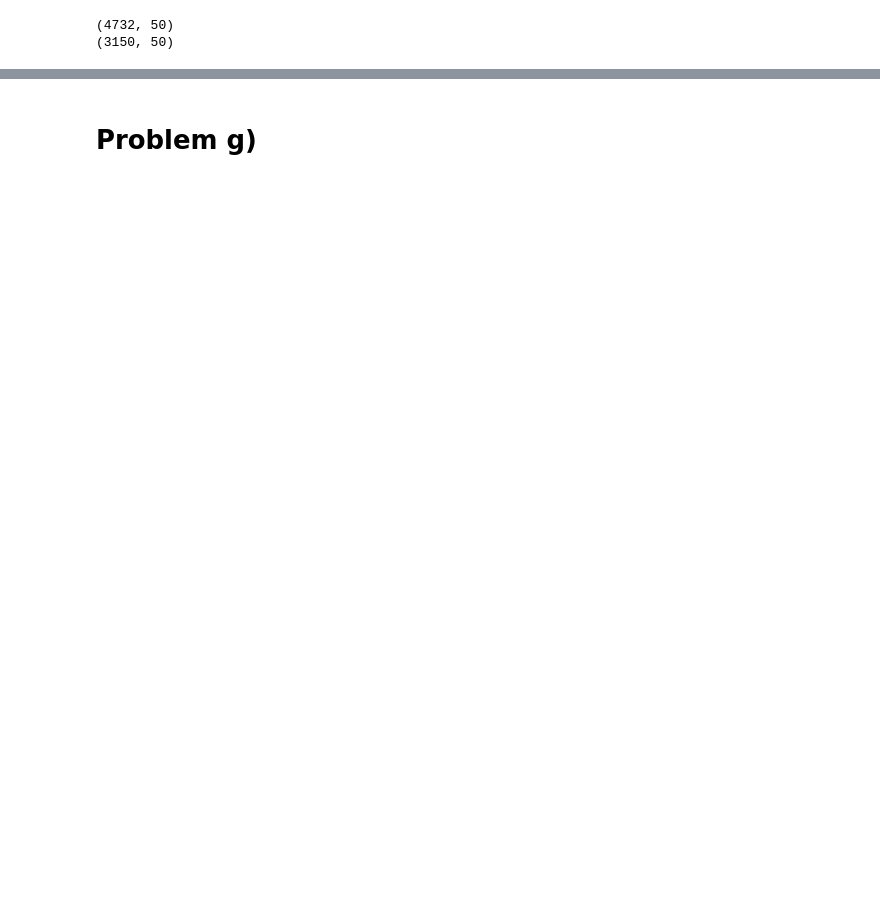
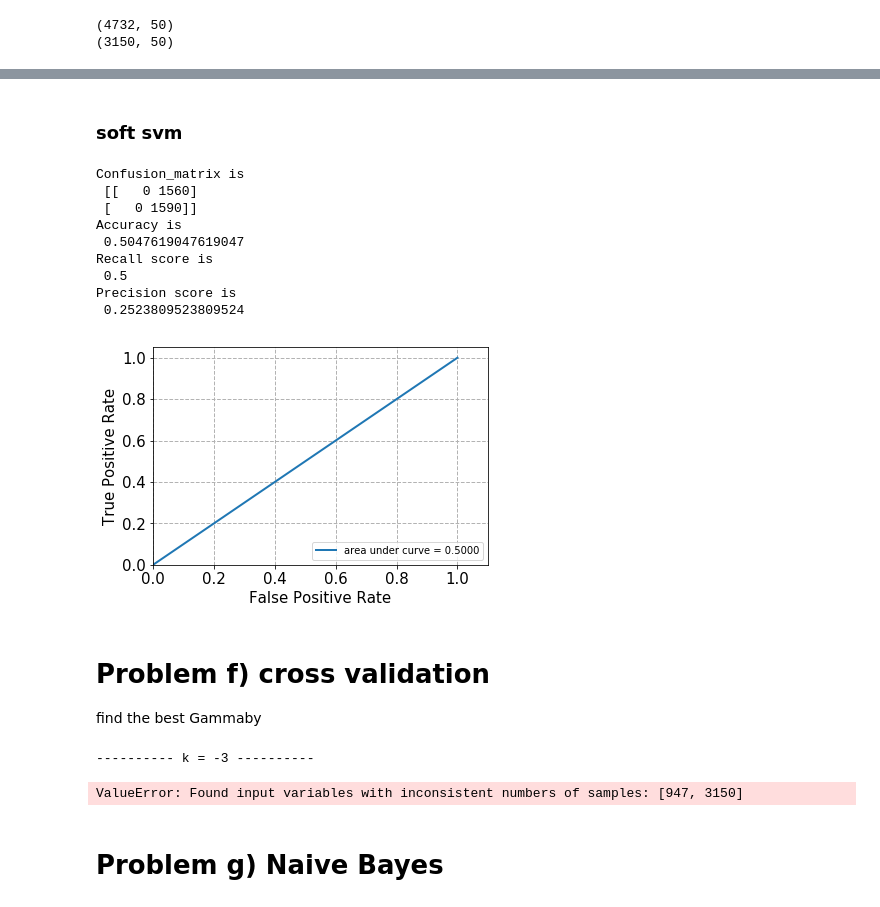
Before and after one commit to wppply/ECE219_projects, a Jupyter notebook: project_1/scratchBook.ipynb, the cells around one changed output, grey strips where cells are left out. Drawn from its saved outputs; the diff is of its cells as text; code cells hidden in the pictures; blank space fills up the shorter version.

```diff
--- a/project_1/scratchBook.ipynb
+++ b/project_1/scratchBook.ipynb
@@ -217,2 +306,57 @@ print(test_NMF.shape)
+# %% [markdown]
+### soft svm
+# %%
+clf_SVM_soft = svm.SVC(kernel='linear', probability=True,C = 0.001)
+clf_SVM_soft.fit(train_LSI, twenty_train.target>3)
+pred = clf_SVM_soft.predict(test_LSI)
+prob_score = clf_SVM_soft.predict_proba(test_LSI)
+
+print_result(twenty_test.target>3,pred)
+fpr, tpr, _ = roc_curve(twenty_test.target>3, prob_score[:,1])
+plot_roc(fpr, tpr)
+# %% [output]
+Confusion_matrix is
+ [[   0 1560]
+ [   0 1590]]
+Accuracy is
+ 0.5047619047619047
+Recall score is
+ 0.5
+Precision score is
+ 0.2523809523809524
+[figure, added]
+# %% [markdown]
+# Problem f) cross validation
+find the best Gammaby
+# %%
+from sklearn.model_selection import KFold
+ks = list(range(-3,4))
+#Kfold
+kf = KFold(n_splits=5)
+
+for train_index, test_index in kf.split(twenty_train.data):
+
+    data_train = np.array(twenty_train.data)[train_index]
+    data_test = np.array(twenty_train.data)[test_index]
+
+    target_train = np.array(twenty_train.target)[train_index]
+    target_test = np.array(twenty_train.target)[test_index]
+
+    data_train_counts,data_test_counts = TF_builder(5, data_train,data_test)
+    data_train_tfidf,data_test_tfidf = TFIDF_builder(data_train_counts,data_test_counts)
+
+    data_train_NMF,data_test_NMF = NMF_deduction(data_train_tfidf,data_test_tfidf)
+
+    for k in ks:
+        print("-"*10,"k =",k,"-"*10)
+        clf_SVM = svm.SVC(kernel='linear', probability=True,C = 10**k)
+        clf_SVM.fit(train_LSI, twenty_train.target>3)
+        pred = clf_SVM.predict(test_NMF)
+        prob_score = clf_SVM.predict_proba(test_NMF)
+
+        print_result(twenty_train.target[test_index]>3,pred)
+# %% [output]
+---------- k = -3 ----------
+ValueError: Found input variables with inconsistent numbers of samples: [947, 3150]
 # %% [markdown]
-# Problem g)
+# Problem g) Naive Bayes
```
Also changed, not shown: parts of 23 cells of this notebook, 2 other files.
